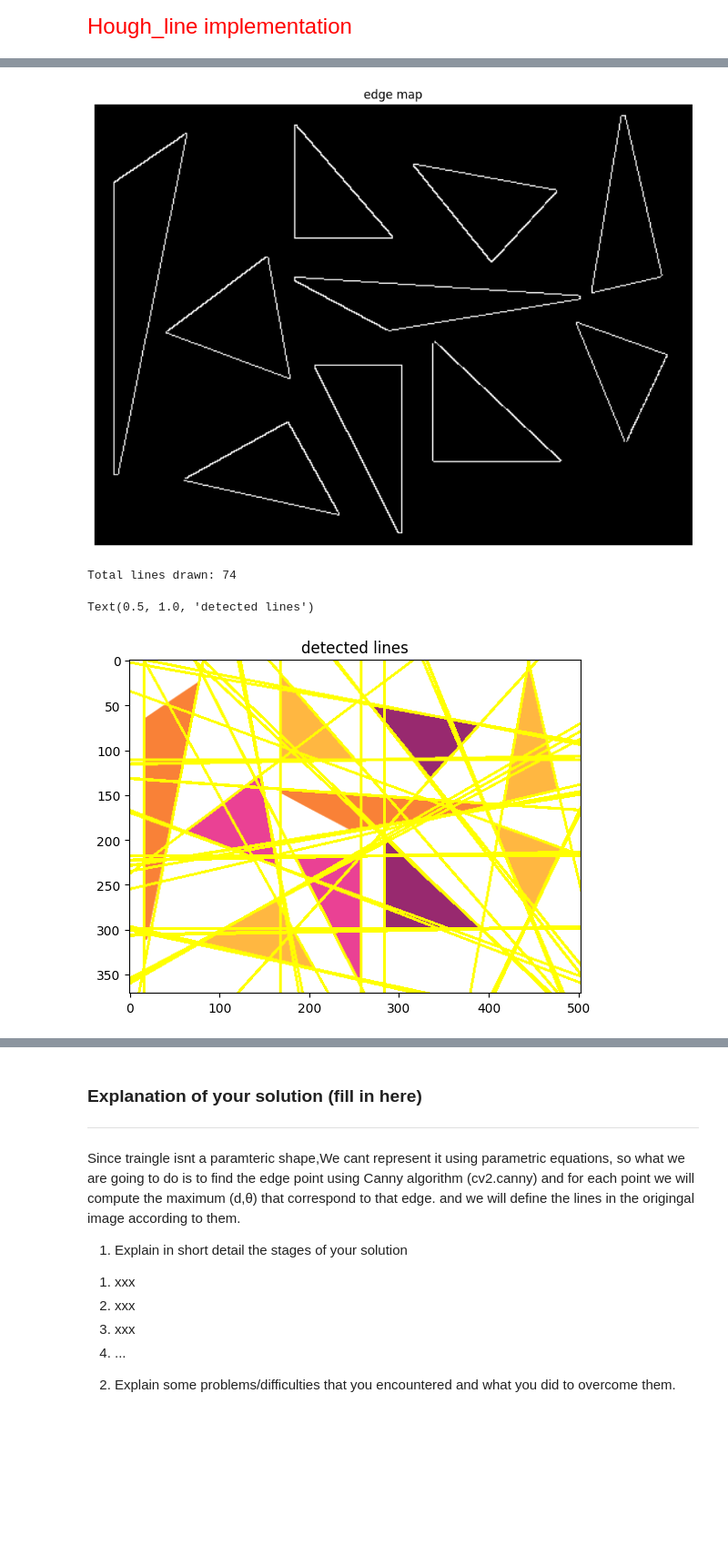
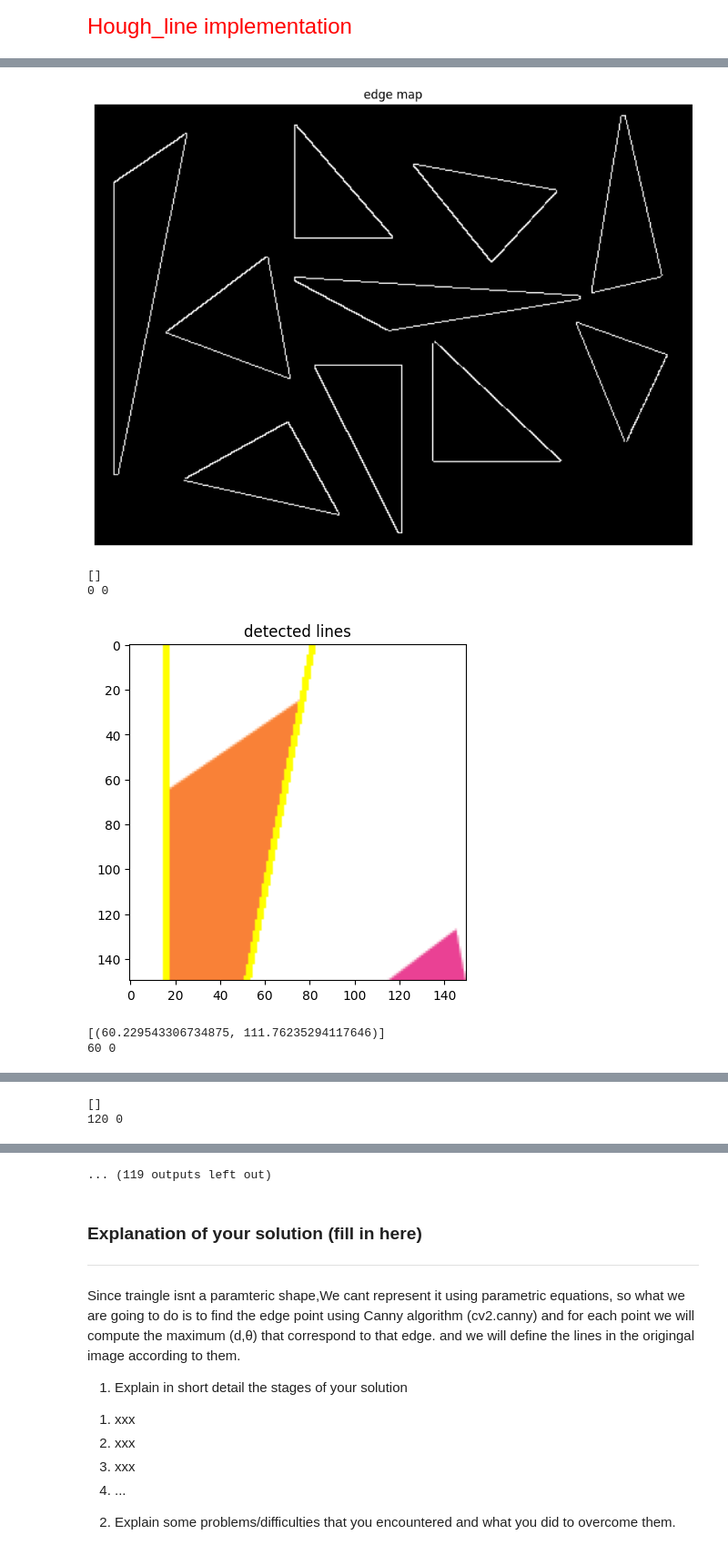
Before and after one commit to aseel1/Computer_Vision, a Jupyter notebook: CV_ex1.ipynb, the cells around one changed output, grey strips where cells are left out. Shown at 91% size. Cells and saved outputs as stored; diff of their text form; code cells hidden in the pictures; blank space fills up the shorter version.

```diff
--- a/CV_ex1.ipynb
+++ b/CV_ex1.ipynb
@@ -591,7 +591,13 @@ def find_triangles(intersections):
             triangles.append((P1, P2, P3))
     return triangles
 # %%
-def draw_intersections(img, intersections):
+# def draw_intersections(img, intersections):
+#     for x, y in intersections:
+#         cv2.circle(img, (int(x), int(y)), 5, (0, 255, 0), -1)
+#     return img
+
+
+def draw_intersections(img, intersections, offset_x=0, offset_y=0):
     for x, y in intersections:
-        cv2.circle(img, (int(x), int(y)), 5, (0, 255, 0), -1)
+        cv2.circle(img, (int(x + offset_x), int(y + offset_y)), 5, (0, 255, 0), -1)
     return img
@@ -612,5 +641,4 @@ def cluster_lines(lines):
 # %%
-from sklearn.cluster import DBSCAN
 
 
 def sliding_window_hough_transform(image, window_size, step_size_right, step_size_bottom):
@@ -632,7 +660,7 @@ def sliding_window_hough_transform(image, window_size, step_size_right, step_siz
             accumulator, thetas, possible_distances = hough_line(edge_map)
 
             # Define the threshold for a peak
-            threshold = 50
+            threshold = 40
 
             # Use the find_lines function to find the peaks in the accumulator
             peaks = find_lines(accumulator, threshold)
@@ -641,18 +669,31 @@ def sliding_window_hough_transform(image, window_size, step_size_right, step_siz
             # To find the corresponding (rho, theta) parameters for each peak, use the rhos and thetas arrays
             lines = [(possible_distances[i], thetas[j]) for i, j in peaks]
 
+            lines =non_maximum_suppression(lines)
+            #adjusted_lines=lines
 
             adjusted_lines = []
             for rho, theta in lines:
                 adjusted_rho = rho + x * np.cos(theta) + y * np.sin(theta)
                 adjusted_lines.append((adjusted_rho, theta))
 
-            clustered_lines = cluster_lines(adjusted_lines)
 
+            copy_img=window.copy()
+            draw_lines(copy_img,adjusted_lines)
 
             # Detect triangles in the window
             intersections = find_intersections(adjusted_lines, window_size, window_size)
+            print(intersections)
+            print(x,y)
             #! possible_triangles = find_triangles(intersections)
+
+            draw_intersections(copy_img, intersections, x, y)
+
+            plt.imshow(copy_img)
+            plt.title('detected lines')
+            plt.show()
+
+
 
             # Store the results
             #! results.append((x, y, lines, possible_triangles, intersections))
@@ -710,37 +751,41 @@ copy_image=image.copy()
 
 
 
-results = sliding_window_hough_transform(image,200, 100, 100)
+results = sliding_window_hough_transform(image,150, 60, 60)
 # Iterate over the results
 
 line_counts = []
 
 copy_image=image.copy()
 for x, y, lines , intersections in results:
     # Draw the lines
 
      _, line_count=draw_lines(copy_image, lines)
      line_counts.append(line_count)
 
-    # draw_intersections(copy_image,intersections)
+
 total_lines = sum(line_counts)
 print(f"Total lines drawn: {total_lines}")
 # Convert copy_image to grayscale
 
 
 # Invert the colors of the image
 inverted_image = 255 - copy_image
 
 
 plt.imshow(copy_image)
 plt.title('detected lines')
 
 
+
+
 # #?! plot peaks with square.  (need fixing)
 # plot_peaks(accumulator,peaks)
 # %% [output]
 [figure]
 [figure]
-Total lines drawn: 74
+[]
+0 0
+[figure, new version]
-Text(0.5, 1.0, 'detected lines')
+[(60.229543306734875, 111.76235294117646)]
+60 0
-[figure, old version]
@@ -746,0 +793,2 @@ Text(0.5, 1.0, 'detected lines')
+[]
+120 0
@@ -747,3 +802,4 @@ Text(0.5, 1.0, 'detected lines')
+... (119 outputs left out)
 # %% [markdown]
 ### **Explanation of your solution** (fill in here)
 ---
```
Also changed, not shown: parts of 3 cells of this notebook.
